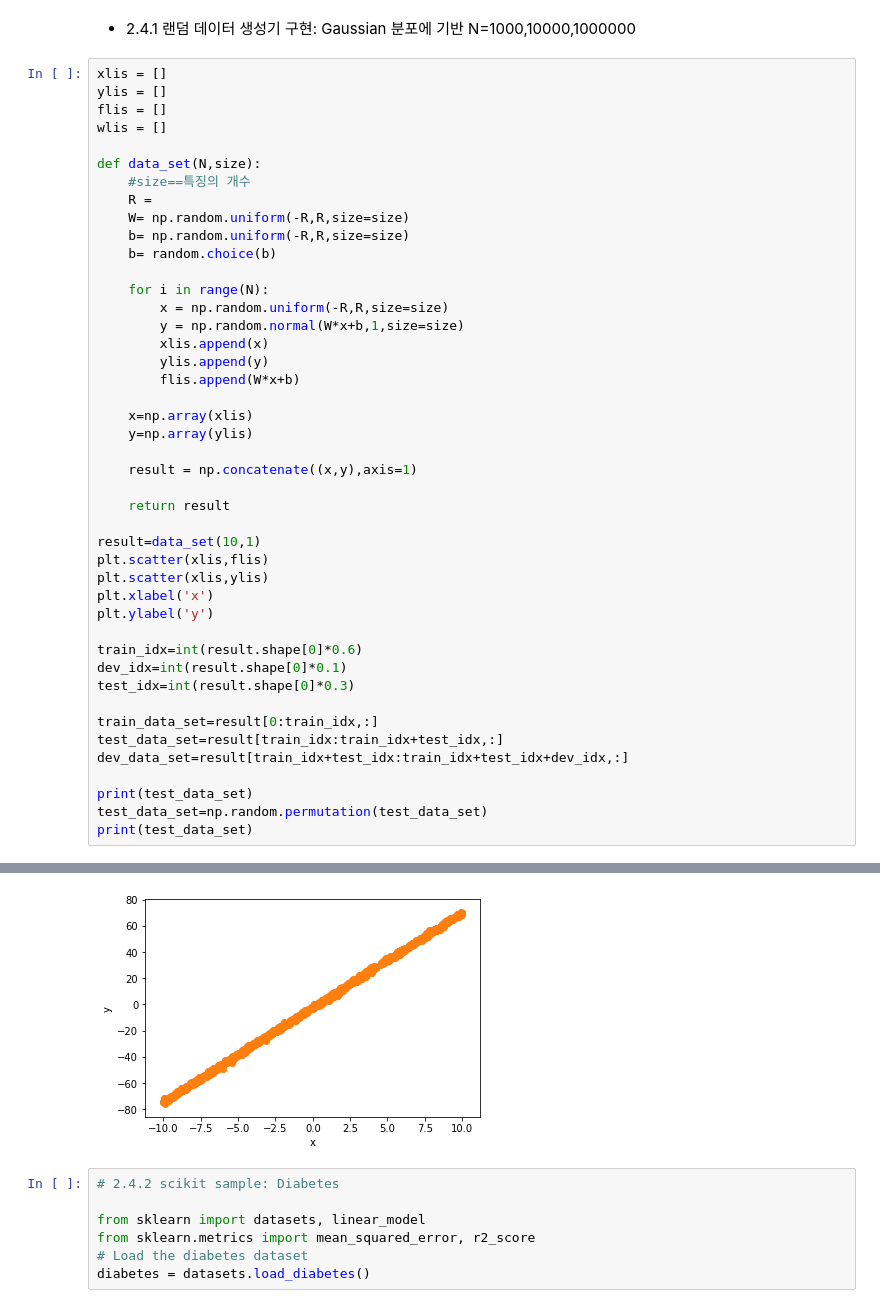
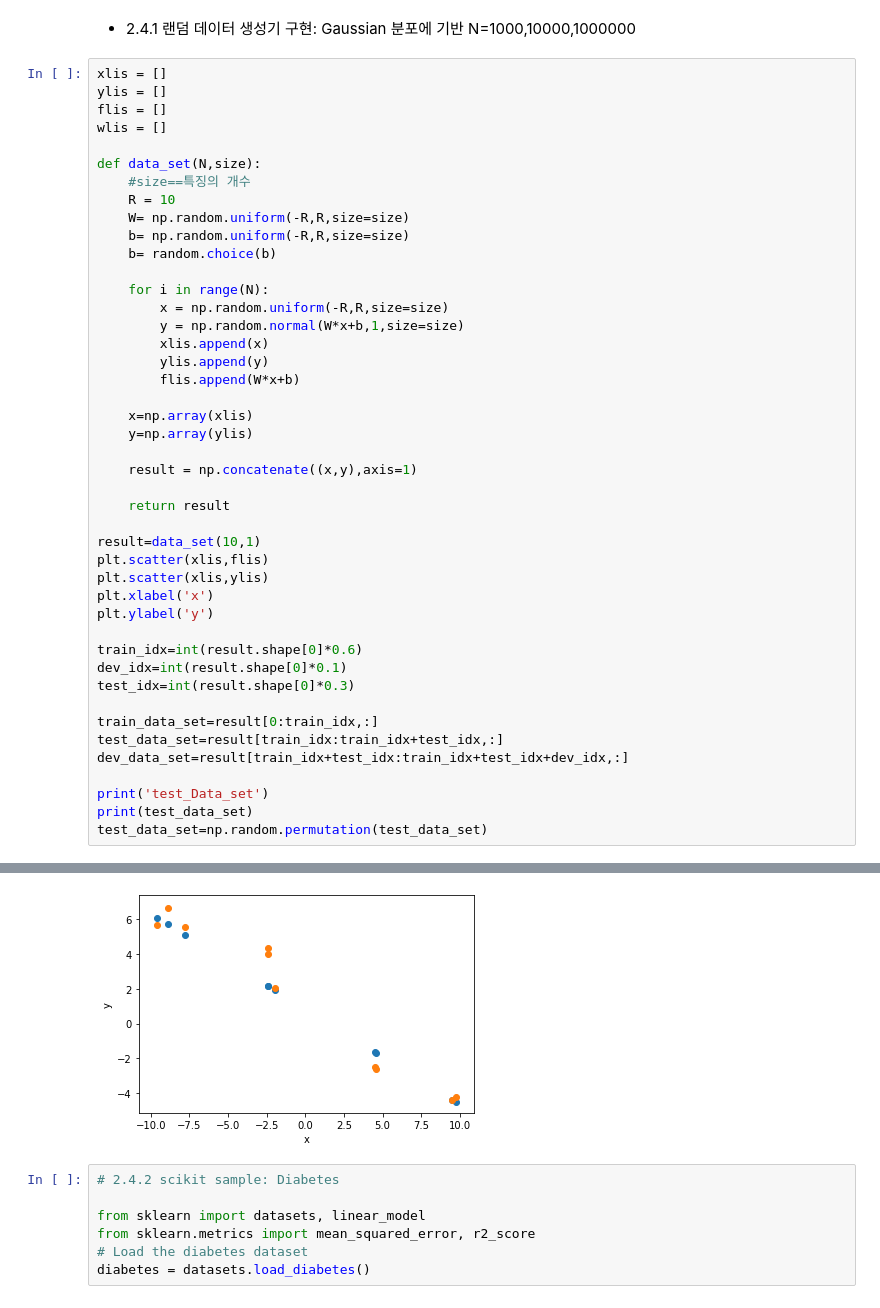
Before and after one commit to YHWOO13/JBNU-2021-WINTER, a Jupyter notebook: Deep Learning/2.Linear regression.ipynb, the cells around one changed output, grey strips where cells are left out. Saved outputs shown, nothing was run; the diff lists cells and outputs as text.

```diff
--- a/Deep Learning/2.Linear regression.ipynb
+++ b/Deep Learning/2.Linear regression.ipynb
@@ -163,7 +163,7 @@ wlis = []
 
 def data_set(N,size):
     #size==특징의 개수
-    R =
+    R = 10
     W= np.random.uniform(-R,R,size=size)
     b= np.random.uniform(-R,R,size=size)
     b= random.choice(b)
@@ -196,7 +196,7 @@ train_data_set=result[0:train_idx,:]
 test_data_set=result[train_idx:train_idx+test_idx,:]
 dev_data_set=result[train_idx+test_idx:train_idx+test_idx+dev_idx,:]
 
+print('test_Data_set')
 print(test_data_set)
 test_data_set=np.random.permutation(test_data_set)
-print(test_data_set)
 # %% [output]
@@ -220,4 +207,4 @@ print(test_data_set)
-[figure, old version]
+[figure, new version]
 # %%
 # 2.4.2 scikit sample: Diabetes
 
```
Also changed, not shown: parts of 4 cells of this notebook.
